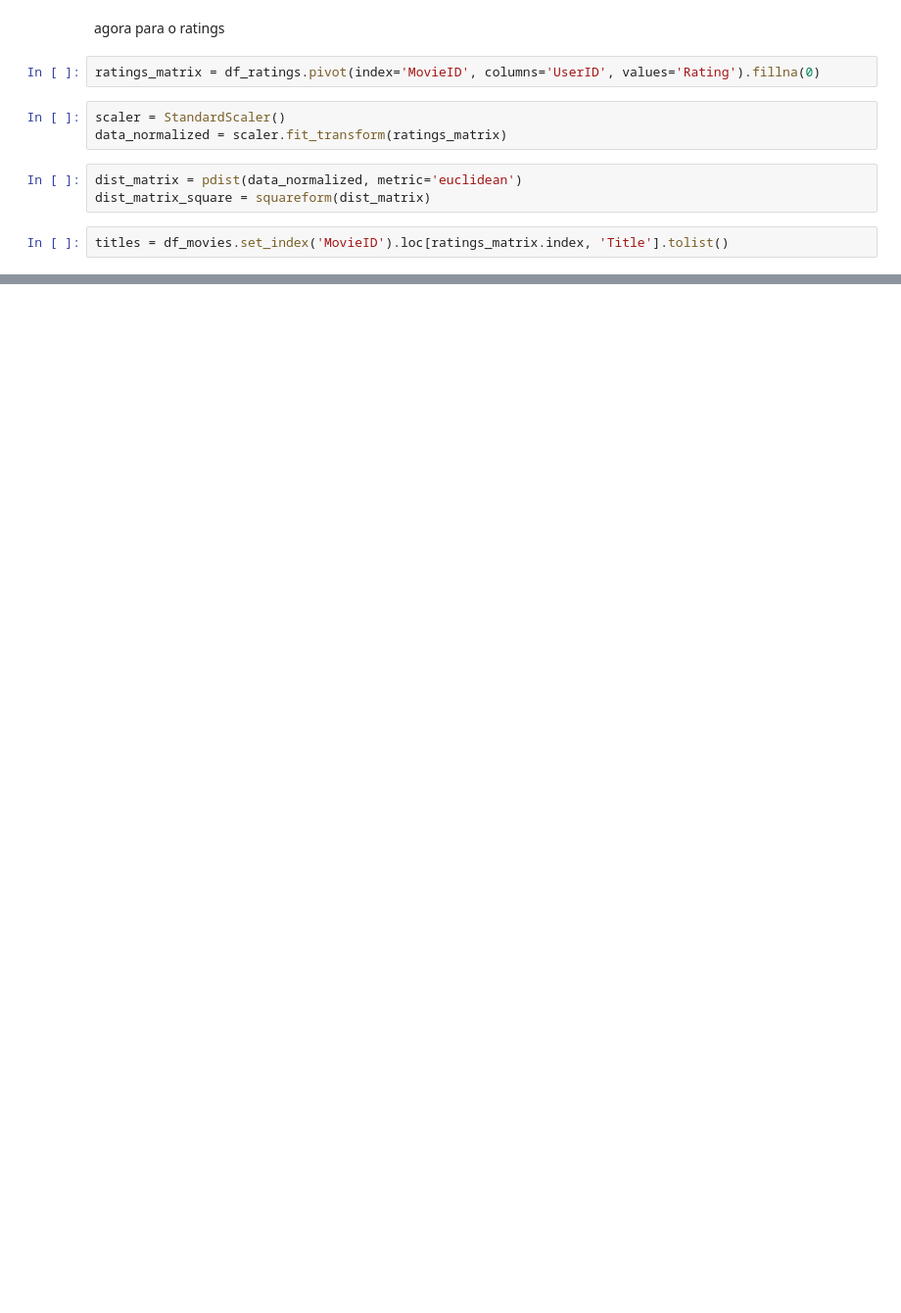
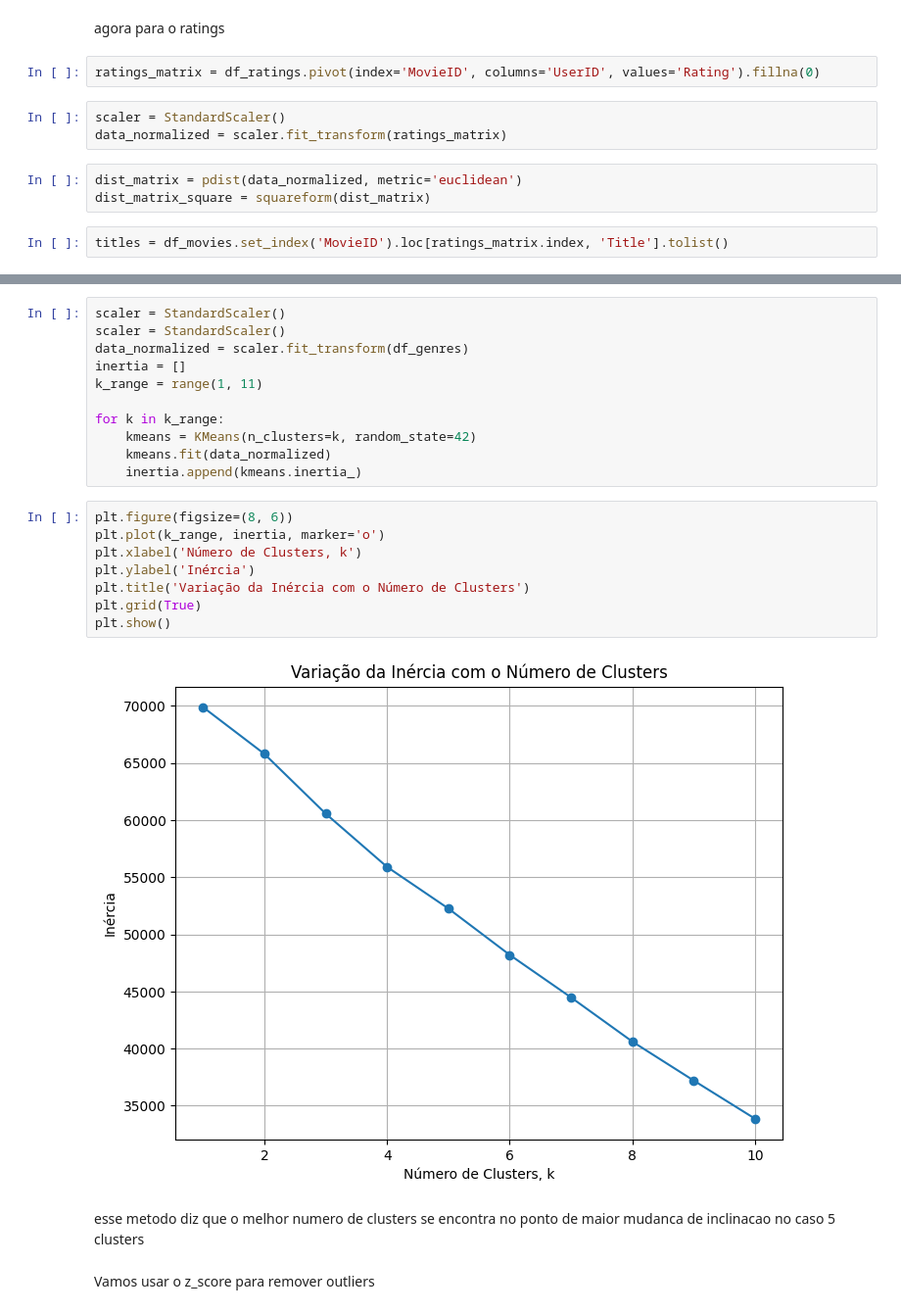
Before and after one commit to thiagomout/datamining, a Jupyter notebook: movie_cluster/movie_cluster.ipynb, the cells around one changed output, grey strips where cells are left out. Shown at 98% size. Cells and saved outputs as stored; diff of their text form; blank space fills up the shorter version.

```diff
--- a/movie_cluster/movie_cluster.ipynb
+++ b/movie_cluster/movie_cluster.ipynb
@@ -377,0 +427,25 @@ plt.show()
+# %%
+scaler = StandardScaler()
+scaler = StandardScaler()
+data_normalized = scaler.fit_transform(df_genres)
+inertia = []
+k_range = range(1, 11)
+
+for k in k_range:
+    kmeans = KMeans(n_clusters=k, random_state=42)
+    kmeans.fit(data_normalized)
+    inertia.append(kmeans.inertia_)
+# %%
+plt.figure(figsize=(8, 6))
+plt.plot(k_range, inertia, marker='o')
+plt.xlabel('Número de Clusters, k')
+plt.ylabel('Inércia')
+plt.title('Variação da Inércia com o Número de Clusters')
+plt.grid(True)
+plt.show()
+# %% [output]
+[figure, added]
+# %% [markdown]
+esse metodo diz que o melhor numero de clusters se encontra no ponto de maior mudanca de inclinacao no caso 5 clusters
+# %% [markdown]
+Vamos usar o z_score para remover outliers
```
Also changed, not shown: parts of 41 cells of this notebook.
